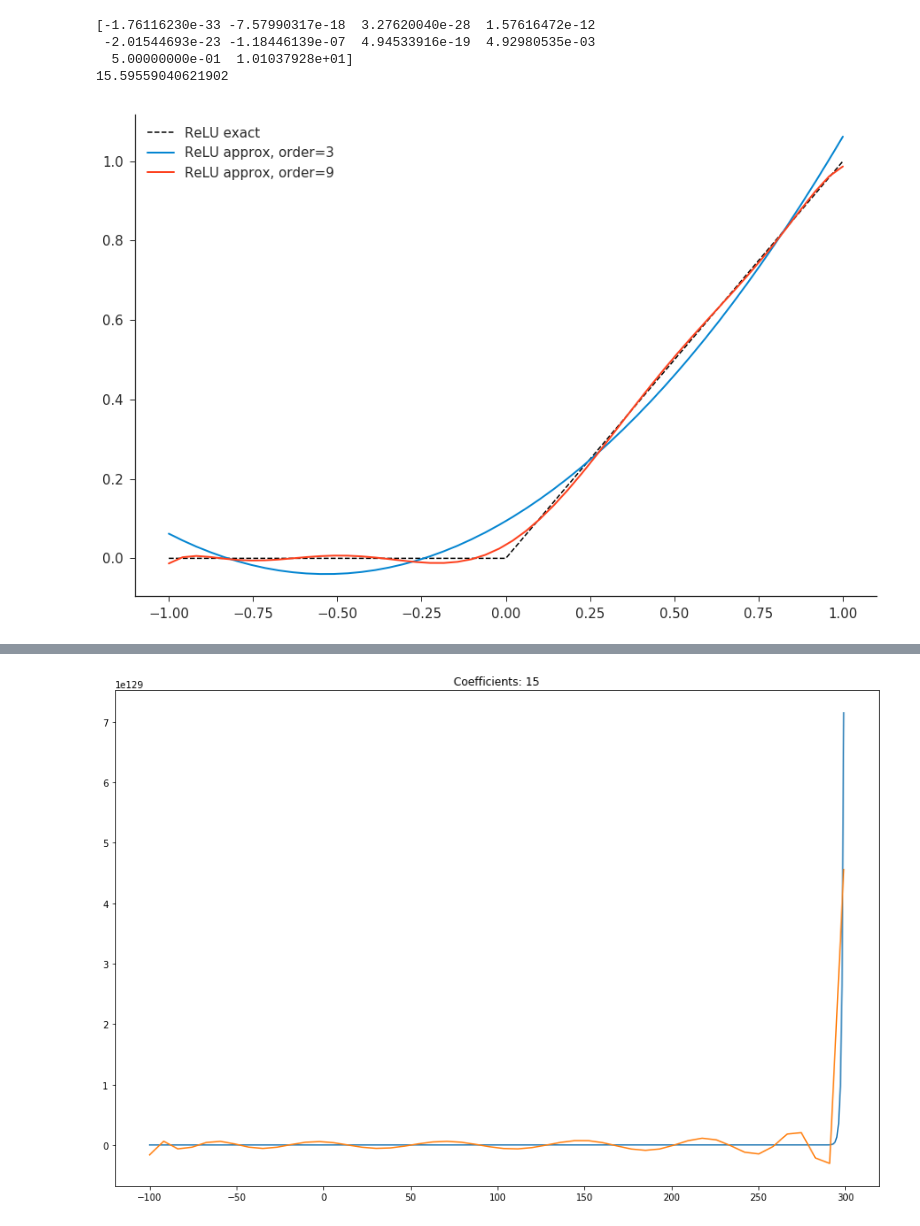
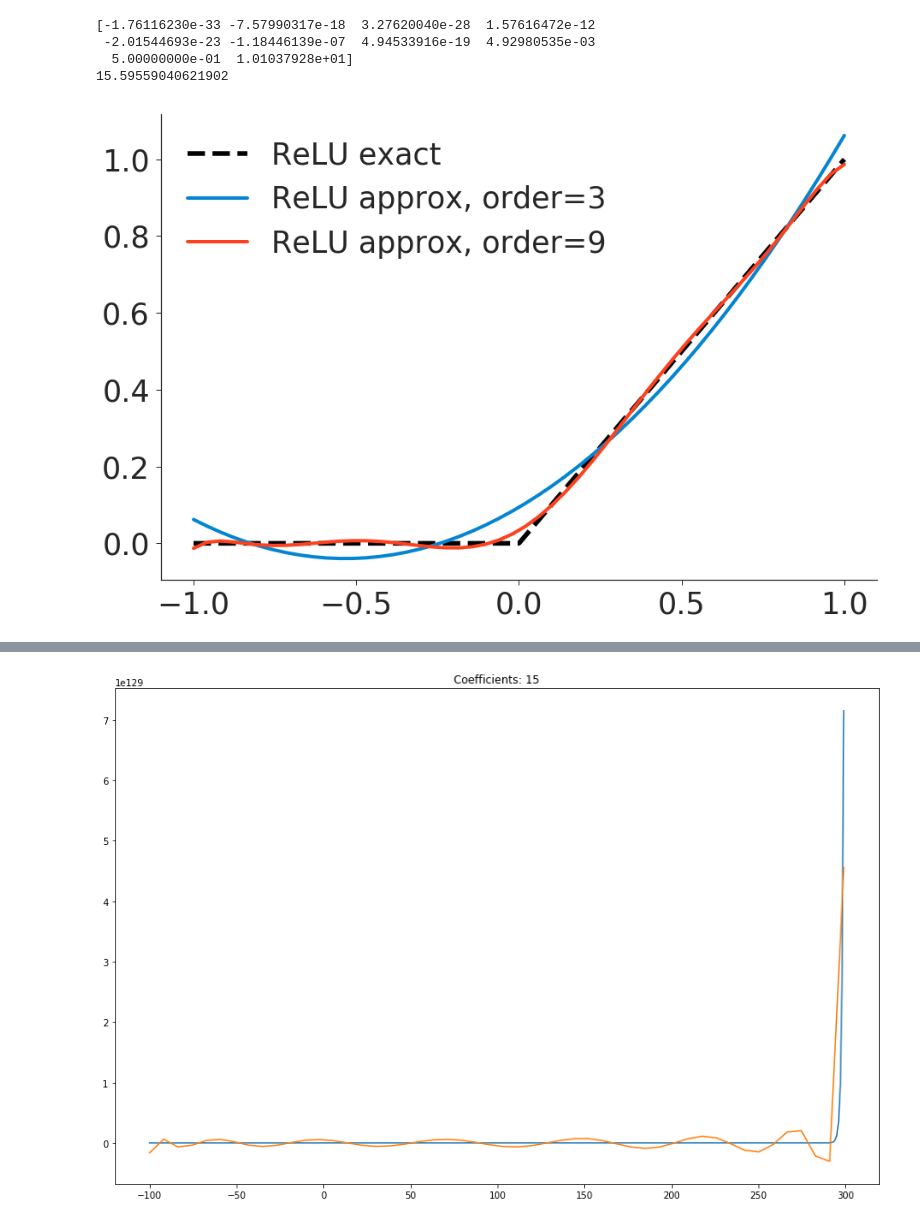
Before and after one commit to koenvanderveen/privateml, a Jupyter notebook: image_analysis/ReLU Approx.ipynb, the cells around one changed output, grey strips where cells are left out. Cells and saved outputs as stored; diff of their text form; code cells hidden in the pictures.

Commit message:
graphs styling

```diff
--- a/image_analysis/ReLU Approx.ipynb
+++ b/image_analysis/ReLU Approx.ipynb
@@ -126,26 +126,30 @@ print(poly_approx(10, coefficients))
 # %%
 coefficients, x, y = compute_coefficients_ReLU(3, (-1, 1))
 ReLU = np.poly1d(coefficients)
 x_new = np.linspace(x[0], x[-1], 50)
 y_new = ReLU(x_new)
 
 coefficients, x, y = compute_coefficients_ReLU(9, (-1, 1))
 ReLU = np.poly1d(coefficients)
 x_new2 = np.linspace(x[0], x[-1], 50)
 y_new2 = ReLU(x_new)
 
+sns.set()
+sns.set_style("ticks")
+pylab.rcParams['figure.figsize'] = (15, 10)
+sns.set_context("notebook", font_scale=3.5, rc={"lines.linewidth":5.5})
 
 pylab.rcParams['figure.figsize'] = (15, 10)
-plt.plot(x, y, sns.xkcd_rgb["black"], linewidth=1.5, linestyle='--')
+plt.plot(x, y, sns.xkcd_rgb["black"], linewidth=5.5, linestyle='--')
 ax = plt.gca()
 fig = plt.gcf()
 ax.plot(x_new, y_new, sns.xkcd_rgb["cerulean"],
-        x_new2, y_new2, sns.xkcd_rgb["orange red"], linewidth=2.0)
+        x_new2, y_new2, sns.xkcd_rgb["orange red"], linewidth=4.0)
 ax.legend(['ReLU exact', 'ReLU approx, order=3', 'ReLU approx, order=9'])
 sns.despine()
 plt.savefig("results/img/relu_approx.png", transparent=True)
 # %% [output]
-[figure, old version]
+[figure, new version]
 # %%
 coefficients, x, y = compute_coefficients_ReLU(9, (-100, 100))
 plot_ReLU(coefficients, x, y)
```
Also changed, not shown: parts of 1 cell of this notebook, 1 other file.
